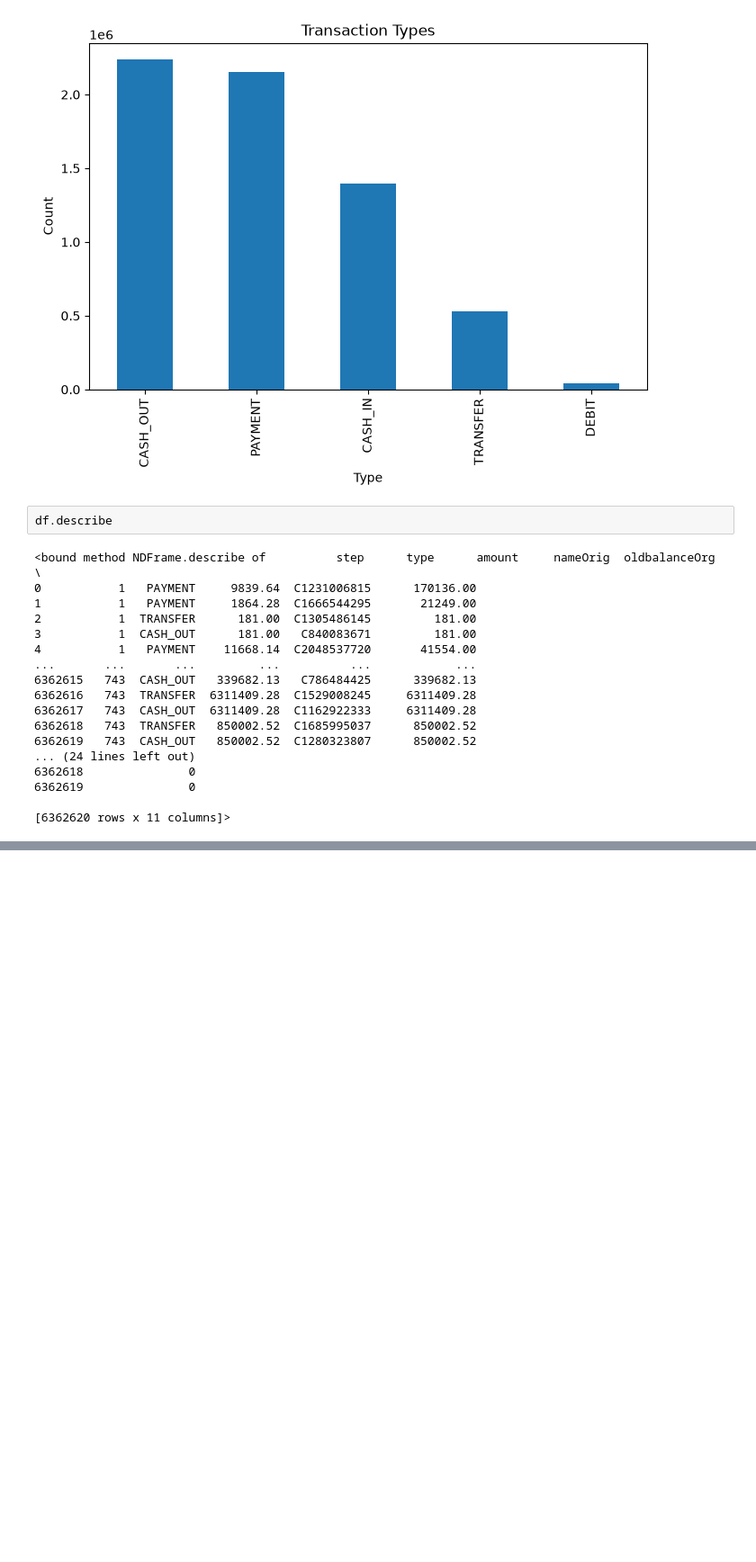
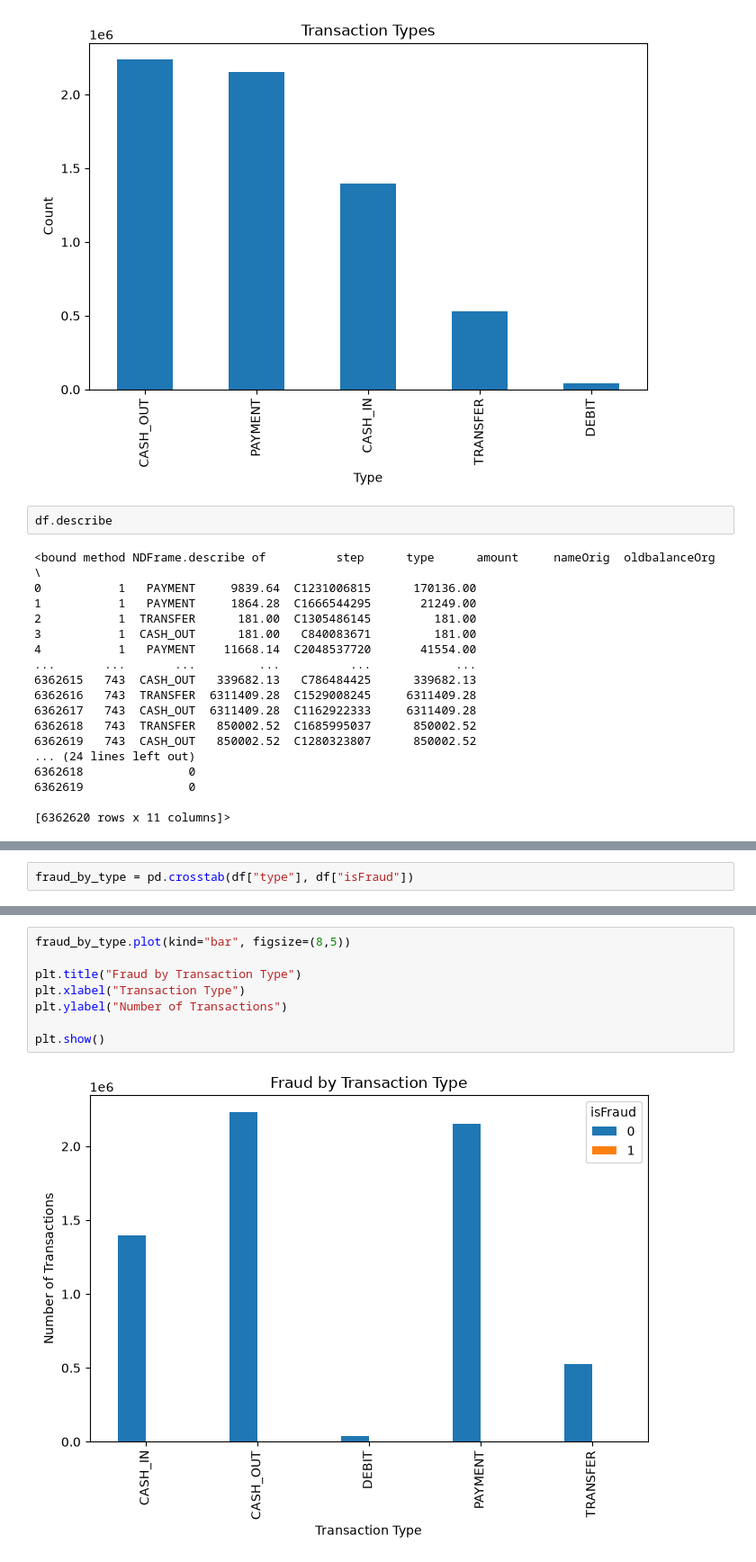
Before and after one commit to avanthikka-n/banking-fraud-detection, a Jupyter notebook: notebooks/01_EDA.ipynb, the cells around one changed output, grey strips where cells are left out. Shown at 90% size. Cells and saved outputs as stored; diff of their text form; blank space fills up the shorter version.

```diff
--- a/notebooks/01_EDA.ipynb
+++ b/notebooks/01_EDA.ipynb
@@ -118,0 +137,2 @@ df.describe
+# %%
+fraud_by_type = pd.crosstab(df["type"], df["isFraud"])
@@ -118,0 +147,10 @@ df.describe
+# %%
+fraud_by_type.plot(kind="bar", figsize=(8,5))
+
+plt.title("Fraud by Transaction Type")
+plt.xlabel("Transaction Type")
+plt.ylabel("Number of Transactions")
+
+plt.show()
+# %% [output]
+[figure, added]
```
Also changed, not shown: parts of 12 cells of this notebook.
